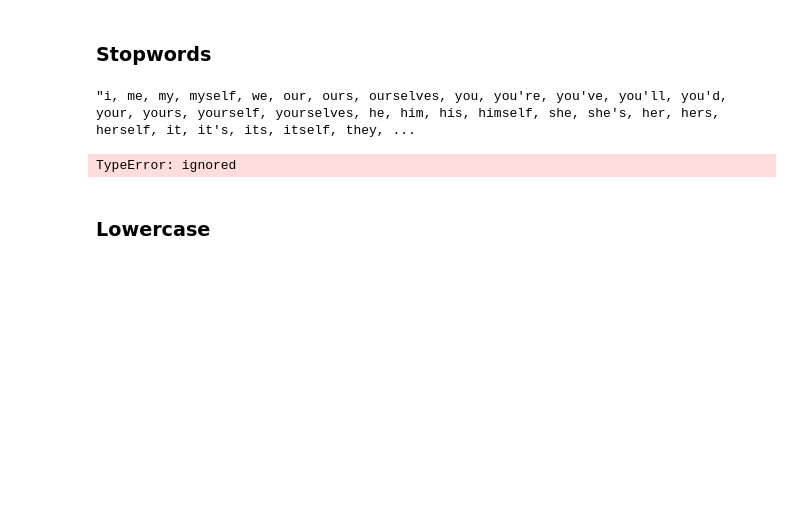
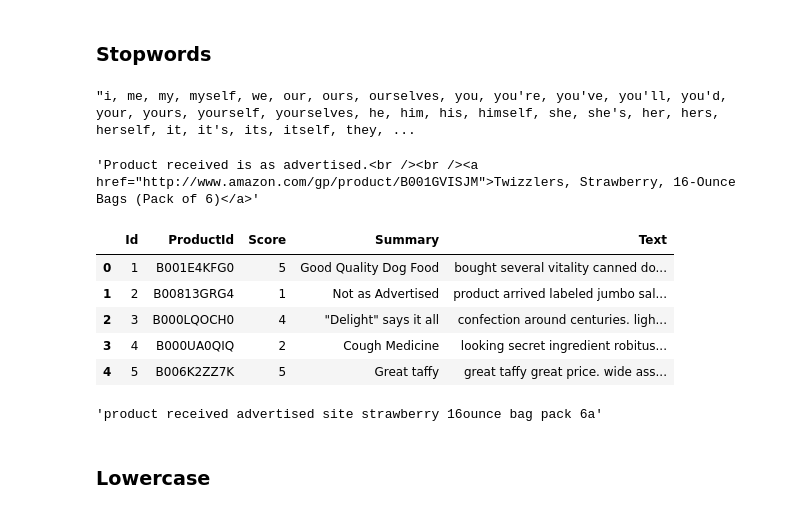
Before and after one commit to Lyu-Sterkh/Sentiment-analysis, a Jupyter notebook: Sentiment_Analysis.ipynb, the cells around one changed output. Drawn from its saved outputs; the diff is of its cells as text; code cells hidden in the pictures; blank space fills up the shorter version.

```diff
--- a/Sentiment_Analysis.ipynb
+++ b/Sentiment_Analysis.ipynb
@@ -248,21 +250,36 @@ True
 "i, me, my, myself, we, our, ours, ourselves, you, you're, you've, you'll, you'd, your, yours, yourself, yourselves, he, him, his, himself, she, she's, her, hers, herself, it, it's, its, itself, they, ...
 # %%
 stopwords1 = set(stopwords.words('english'))
-stopwords1 = stopwords1.update(["br", "href"])
 # %%
 def df_preprocess(text):
     text = text.replace('br', ' ')
-    text = text.replace('href', ' ')
-    text = text.lower() #lower capital letters
-    text = re.sub('((www\.[^\s]+)|(https?://[^\s]+)|(http?://[^\s]+))', 'site', text) # replace links of diff kind with word 'site'
-    text = re.sub('@[^\s]+', 'user', text) #replace links to users with word 'user'
+    text = text.replace('(a href)|(href)', ' ')
+    text = re.sub('[!"\\#\\$%\\&\'\\(\\)\\*\\+,\\-\\./:;<=>\\?@\\[\\\\\\]\\^_`\\{\\|\\}\\~]', '', text)
+    text = text.lower()
+    text = re.sub('((www\.[^\s]+)|(https?://[^\s]+)|(http?://[^\s]+))', 'site', text)
+    text = re.sub('@[^\s]+', 'user', text)
     lemmatizer = WordNetLemmatizer()
     text = ' '.join([lemmatizer.lemmatize(word) for word in text.split() if word not in stopwords1])
     return text
+# %%
+df['Text'].iloc[25]
+# %% [output]
+'Product received is as advertised.<br /><br /><a href="http://www.amazon.com/gp/product/B001GVISJM">Twizzlers, Strawberry, 16-Ounce Bags (Pack of 6)</a>'
 # %%
 df['Text'] = df['Text'].apply(df_preprocess)
-# %% [output]
-TypeError: ignored
+# %%
+df.head()
+# %% [output]
+|  | Id | ProductId | Score | Summary | Text |
+| 0 | 1 | B001E4KFG0 | 5 | Good Quality Dog Food | bought several vitality canned do... |
+| 1 | 2 | B00813GRG4 | 1 | Not as Advertised | product arrived labeled jumbo sal... |
+| 2 | 3 | B000LQOCH0 | 4 | "Delight" says it all | confection around centuries. ligh... |
+| 3 | 4 | B000UA0QIQ | 2 | Cough Medicine | looking secret ingredient robitus... |
+| 4 | 5 | B006K2ZZ7K | 5 | Great taffy | great taffy great price. wide ass... |
+# %%
+df['Text'].iloc[25]
+# %% [output]
+'product received advertised site strawberry 16ounce bag pack 6a'
 # %% [markdown]
 ### Lowercase
 # %%
```
Also changed, not shown: parts of 2 cells of this notebook.
